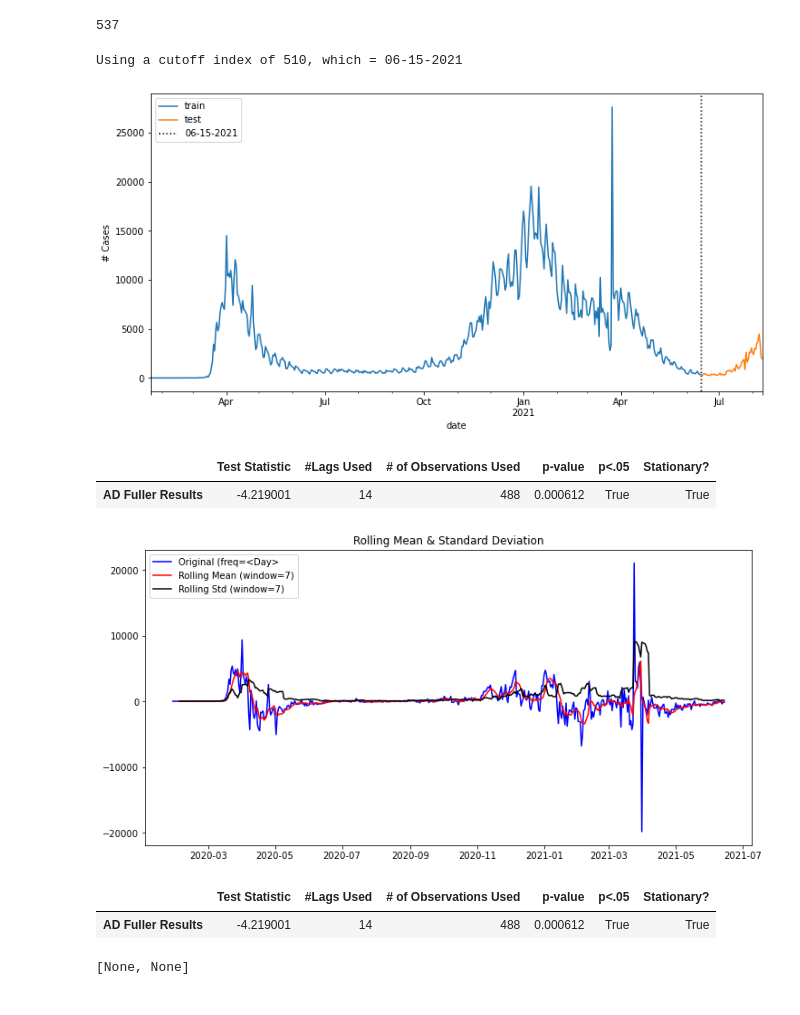
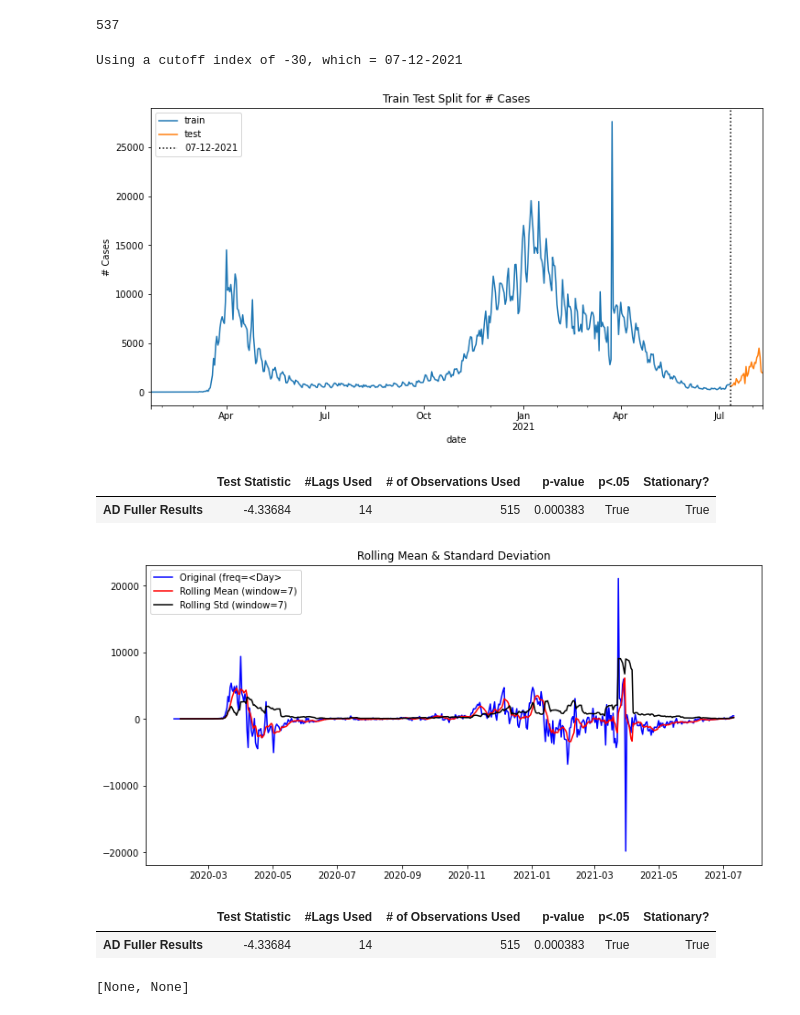
Before and after one commit to jirvingphd/playing-with-coronavirus-data, a Jupyter notebook: coronavirus_covid_19_timeseries_forecasting_08-2021.ipynb, the cells around one changed output. Cells and saved outputs as stored; diff of their text form; code cells hidden in the pictures.

```diff
--- a/coronavirus_covid_19_timeseries_forecasting_08-2021.ipynb
+++ b/coronavirus_covid_19_timeseries_forecasting_08-2021.ipynb
@@ -95,10 +104,16 @@ dict_keys(['AK', 'AL', 'AR', 'AZ', 'CA', 'CO', 'CT', 'DC', 'DE', 'FL', 'GA', 'HI
 # %% [markdown]
 ## Selecting Prototypical States
 # %%
-def get_state(STATES, state='NY'):
+def get_state(STATES, state='NY',drop_cols=True,drop_exprs=['coverage','denominator' ]):
     df_state= STATES[state].copy()
-    cols_to_drop=[c for c in df_state.columns if ('coverage' in c) | ('denominator' in c)]
-    df_state = df_state.drop(columns=cols_to_drop)
+
+
+    if drop_cols:
+        cols_to_drop = []
+        for expr in drop_exprs:
+            cols_to_drop.extend([c for c in df_state.columns if expr.lower() in c.lower()])
+        df_state = df_state.drop(columns=cols_to_drop)
+
     return df_state
 # %% [markdown]
 ### NY
@@ -337,6 +354,10 @@ ts.shape[0]-30
 # %%
-def train_test_split_ts(ts,test_size=0.9):
-    tts_cutoff = round(ts.shape[0]*0.9)
+def train_test_split_ts(ts,test_size=0.9,split_index=None):
+    """Uses test size by default, split_index overrides it"""
+    if split_index is not None:
+        tts_cutoff = split_index
+    else:
+        tts_cutoff = round(ts.shape[0]*0.9)
     fmt = "%m-%d-%Y"
     cutoff_time = ts.index[tts_cutoff]
     print(f"Using a cutoff index of {tts_cutoff}, which = {cutoff_time.strftime(fmt)}")
@@ -352,12 +373,13 @@ def train_test_split_ts(ts,test_size=0.9):
     ax.set(ylabel=ts.name)
     ax.axvline(cutoff_time,color='k',ls=':',label=cutoff_time.strftime(fmt))
     ax.legend()
+    ax.set_title(f"Train Test Split for {ts.name}")
     return train, test
 # %%
-train,test = train_test_split_ts(ts)
+train,test = train_test_split_ts(ts,split_index=-30)
 # %% [output]
-Using a cutoff index of 510, which = 06-15-2021
+Using a cutoff index of -30, which = 07-12-2021
-[figure, old version]
+[figure, new version]
 # %%
 # ## train test spit
 # # get the tts_cutoff  (the # of timesteps/rows to split at)
@@ -377,10 +399,10 @@ Using a cutoff index of 510, which = 06-15-2021
 fn.stationarity_check(train.diff(7).dropna(), window=7)
 # %% [output]
 |  | Test Statistic | #Lags Used | # of Observations Used | p-value | p<.05 | Stationary? |
-| AD Fuller Results | -4.219001 | 14 | 488 | 0.000612 | True | True |
+| AD Fuller Results | -4.33684 | 14 | 515 | 0.000383 | True | True |
-[figure, old version]
+[figure, new version]
 |  | Test Statistic | #Lags Used | # of Observations Used | p-value | p<.05 | Stationary? |
-| AD Fuller Results | -4.219001 | 14 | 488 | 0.000612 | True | True |
+| AD Fuller Results | -4.33684 | 14 | 515 | 0.000383 | True | True |
 # %%
 m=7
 fig,axes = plt.subplots(nrows=2, sharex=True)
```
Also changed, not shown: parts of 22 cells of this notebook, 22 other files.
